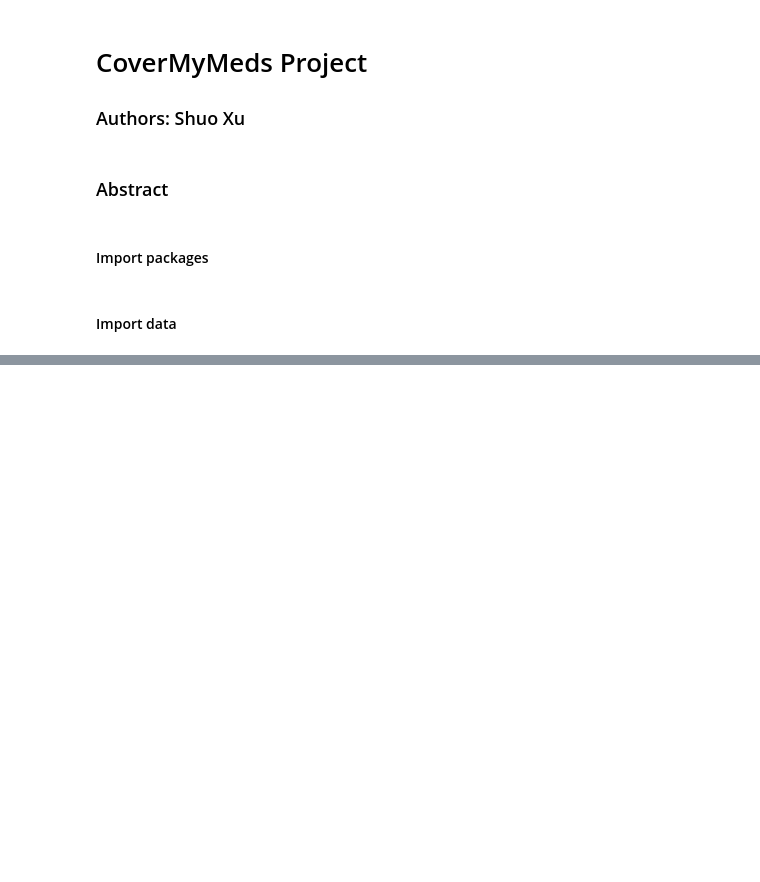
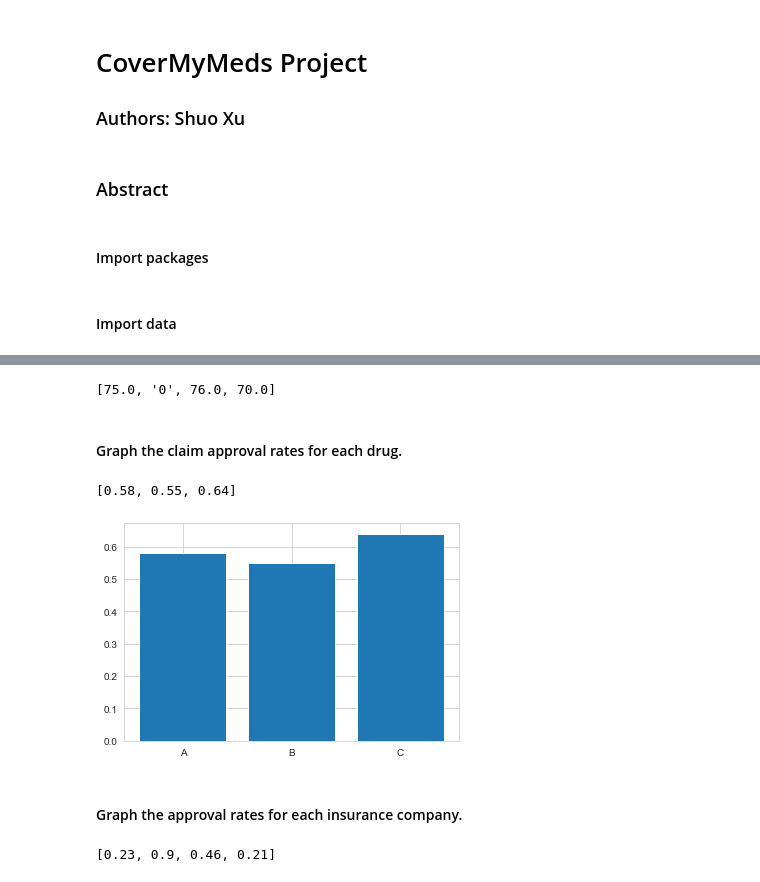
Before and after one commit to xushuo0/CoverMyMeds_Project, a Jupyter notebook: CoverMyMeds Notebook.ipynb, the cells around one changed output, grey strips where cells are left out. Saved outputs shown, nothing was run; the diff lists cells and outputs as text; code cells hidden in the pictures; blank space fills up the shorter version.

```diff
--- a/CoverMyMeds Notebook.ipynb
+++ b/CoverMyMeds Notebook.ipynb
@@ -237,0 +142,5 @@ array(['A', 'B', 'C'], dtype=object)
+# %%
+Drug = []
+for i in range(len(df_claims.drug.unique())):
+    Drug.append(df_claims.drug.unique()[i])
+Drug
@@ -237,0 +153,3 @@ array(['A', 'B', 'C'], dtype=object)
+# %%
+df_claims = df_claims.fillna(0)
+df_claims.head()
@@ -237,0 +163,36 @@ array(['A', 'B', 'C'], dtype=object)
+# %%
+Rej_Code = []
+for i in range(len(df_claims.reject_code.unique())):
+    Rej_Code.append(df_claims.reject_code.unique()[i])
+Rej_Code
+# %% [output]
+[75.0, '0', 76.0, 70.0]
+# %% [markdown]
+#### Graph the claim approval rates for each drug.
+# %%
+App_Rate_Drug = []
+for i in range(len(Drug)):
+    app = df_claims[(df_claims.drug==Drug[i])]['pharmacy_claim_approved'].sum()
+    tot = df_claims[(df_claims.drug==Drug[i])]['pharmacy_claim_approved'].count()
+    rate = round(app/tot,2)
+    App_Rate_Drug.append(rate)
+App_Rate_Drug
+# %% [output]
+[0.58, 0.55, 0.64]
+# %%
+plt.bar(Drug, App_Rate_Drug)
+plt.show()
+# %% [output]
+[figure, added]
+# %% [markdown]
+#### Graph the approval rates for each insurance company.
+# %%
+App_Rate_Company = []
+for i in range(len(Company)):
+    app = df_claims[(df_claims.bin==Company[i])]['pharmacy_claim_approved'].sum()
+    tot = df_claims[(df_claims.bin==Company[i])]['pharmacy_claim_approved'].count()
+    rate = round(app/tot,2)
+    App_Rate_Company.append(rate)
+App_Rate_Company
+# %% [output]
+[0.23, 0.9, 0.46, 0.21]
```
Also changed, not shown: parts of 73 cells of this notebook.
